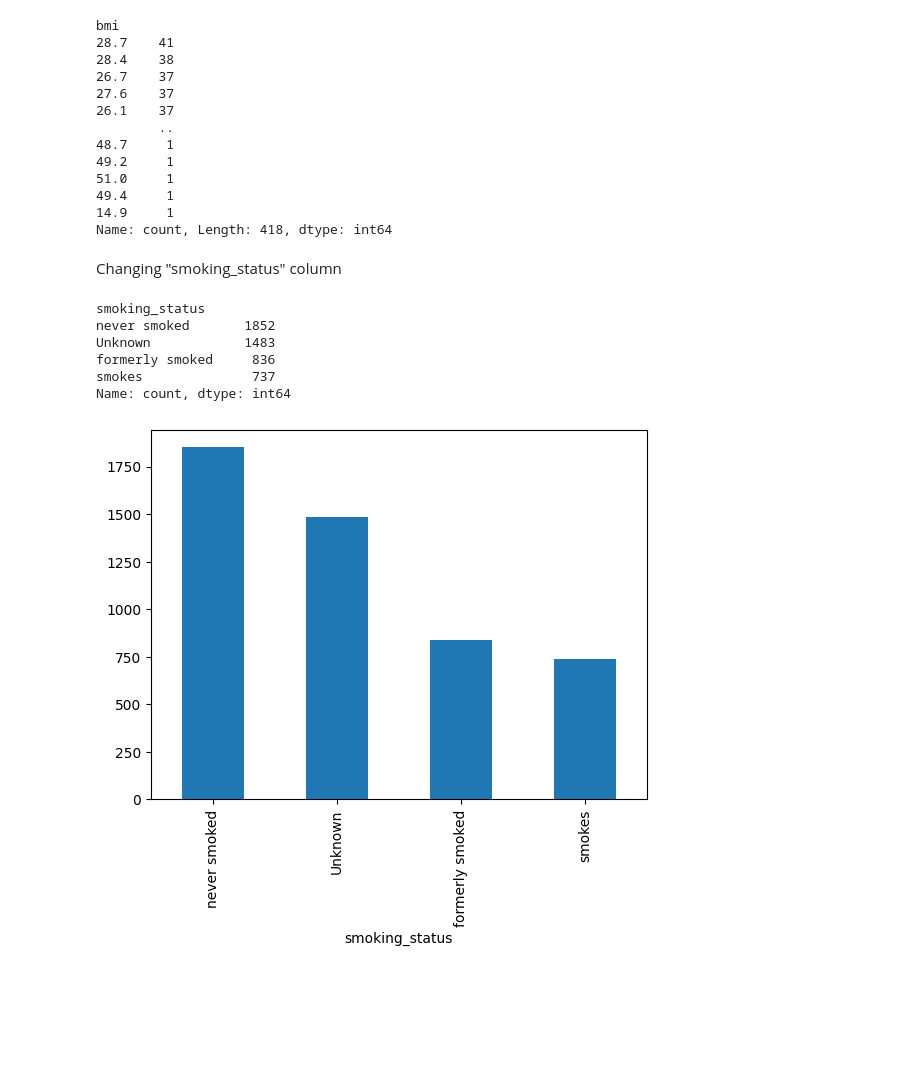
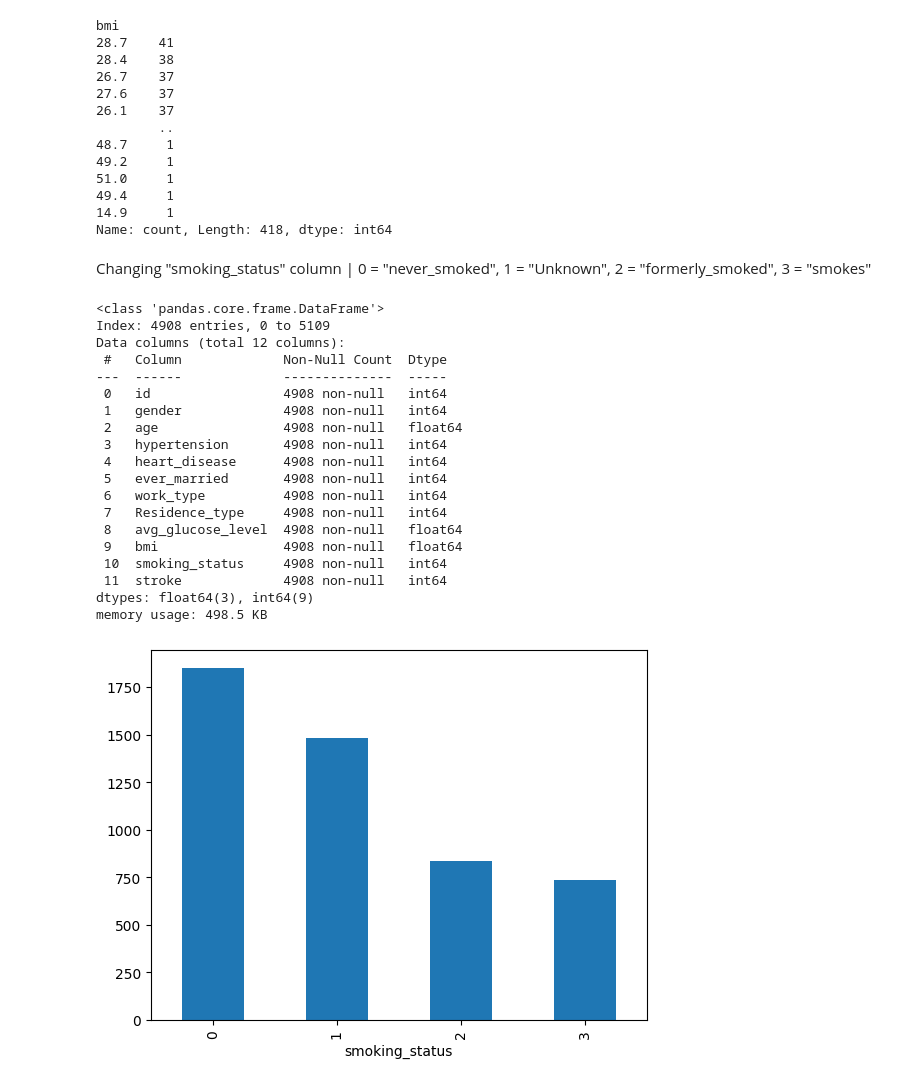
Before and after one commit to lewkevin6/4900, a Jupyter notebook: data_visualization.ipynb, the cells around one changed output. Saved outputs shown, nothing was run; the diff lists cells and outputs as text; code cells hidden in the pictures; blank space fills up the shorter version.

Commit message:
Cleaned up data_visualization file

```diff
--- a/data_visualization.ipynb
+++ b/data_visualization.ipynb
@@ -149,0 +138,12 @@ Name: count, dtype: int64
+# %%
+new_data["work_type"].value_counts().plot(kind = "bar")
+
+new_data["work_type"].value_counts()
+
+new_data.replace("Private", 0, inplace= True)
+new_data.replace("Self-employed", 1, inplace= True)
+new_data.replace("children", 2, inplace= True)
+new_data.replace("Govt_job", 3, inplace= True)
+new_data.replace("Never_worked", 4, inplace= True)
+
+new_data.info()
@@ -217,24 +238,39 @@ bmi
 49.4     1
 14.9     1
 Name: count, Length: 418, dtype: int64
-# %% [markdown]
-Changing "smoking_status" column
+# %% [markdown]
+Changing "smoking_status" column | 0 = "never_smoked", 1 = "Unknown", 2 = "formerly_smoked", 3 = "smokes"
 # %%
 new_data["smoking_status"].value_counts().plot(kind = "bar")
 
 new_data["smoking_status"].value_counts()
 
 
-#new_data.replace("", 1, inplace= True)
-#new_data.replace("", 0, inplace= True)
+new_data.replace("never smoked", 0, inplace= True)
+new_data.replace("Unknown", 1, inplace= True)
+new_data.replace("formerly smoked", 2, inplace= True)
+new_data.replace("smokes", 3, inplace= True)
 
 #Verify it is all changed
-#new_data.info()
+new_data.info()
 # %% [output]
-smoking_status
-never smoked       1852
-Unknown            1483
-formerly smoked     836
-smokes              737
-Name: count, dtype: int64
+<class 'pandas.core.frame.DataFrame'>
+Index: 4908 entries, 0 to 5109
+Data columns (total 12 columns):
+ #   Column             Non-Null Count  Dtype
+---  ------             --------------  -----
+ 0   id                 4908 non-null   int64
+ 1   gender             4908 non-null   int64
+ 2   age                4908 non-null   float64
+ 3   hypertension       4908 non-null   int64
+ 4   heart_disease      4908 non-null   int64
+ 5   ever_married       4908 non-null   int64
+ 6   work_type          4908 non-null   int64
+ 7   Residence_type     4908 non-null   int64
+ 8   avg_glucose_level  4908 non-null   float64
+ 9   bmi                4908 non-null   float64
+ 10  smoking_status     4908 non-null   int64
+ 11  stroke             4908 non-null   int64
+dtypes: float64(3), int64(9)
+memory usage: 498.5 KB
-[figure, old version]
+[figure, new version]
```
Also changed, not shown: parts of 16 cells of this notebook, 1 other file.
